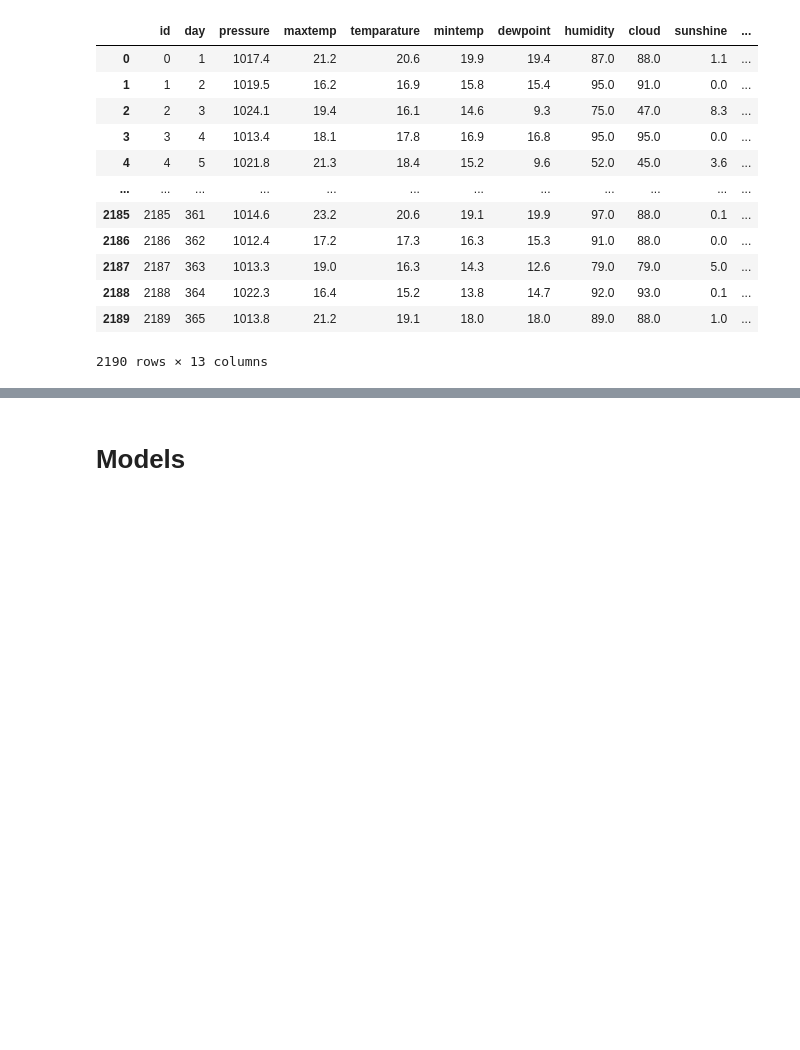
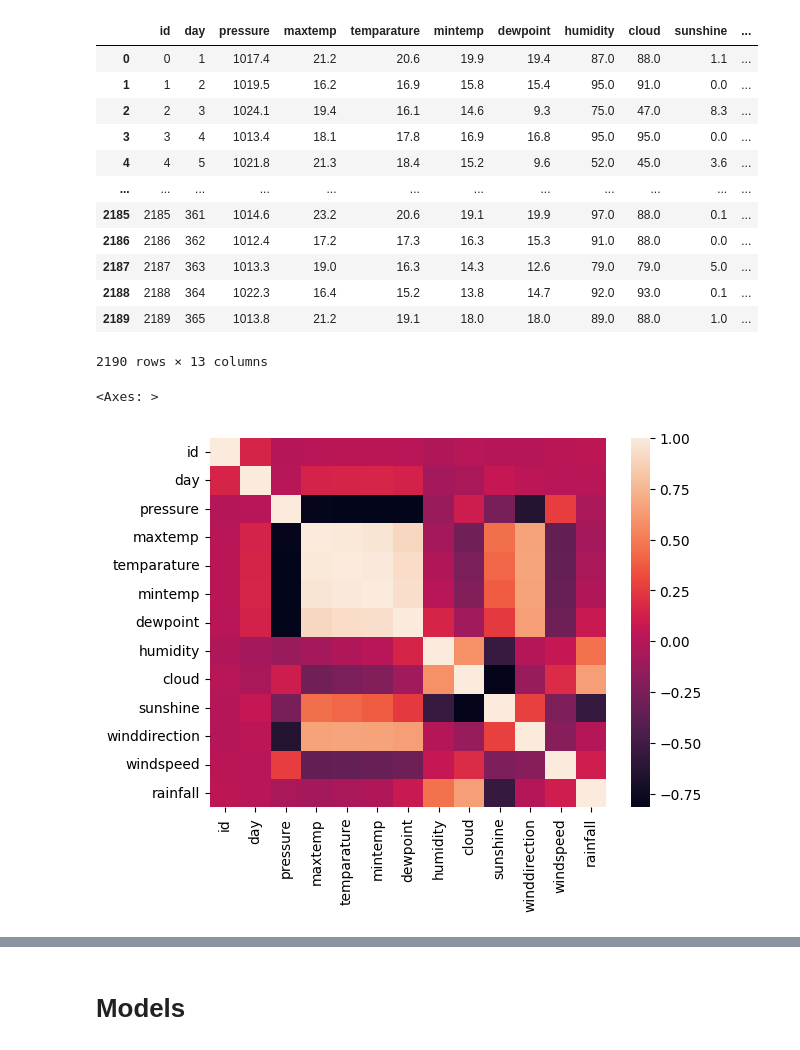
Before and after one commit to Jrol123/Big_data, a Jupyter notebook: S6/D2/L4/L4.ipynb, the cells around one changed output, grey strips where cells are left out. Saved outputs shown, nothing was run; the diff lists cells and outputs as text; code cells hidden in the pictures; blank space fills up the shorter version.

```diff
--- a/S6/D2/L4/L4.ipynb
+++ b/S6/D2/L4/L4.ipynb
@@ -34,4 +38,9 @@ data
 | 2188 | 2188 | 364 | 1022.3 | 16.4 | 15.2 | 13.8 | 14.7 | 92.0 | 93.0 | 0.1 | ... |
 | 2189 | 2189 | 365 | 1013.8 | 21.2 | 19.1 | 18.0 | 18.0 | 89.0 | 88.0 | 1.0 | ... |
 2190 rows × 13 columns
+# %%
+sns.heatmap(data.corr())
+# %% [output]
+<Axes: >
+[figure, added]
 # %%
```
Also changed, not shown: parts of 17 cells of this notebook, 6 other files.
